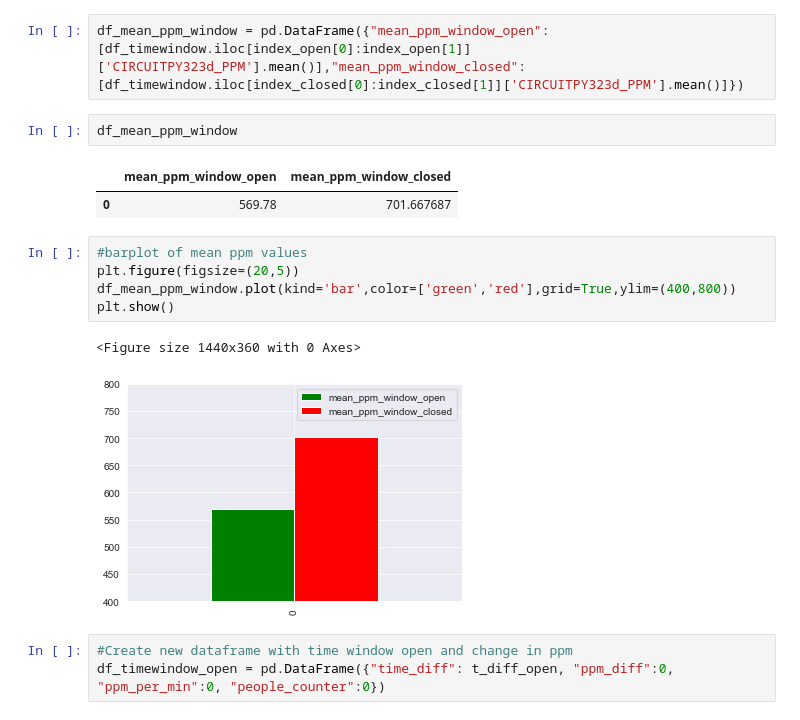
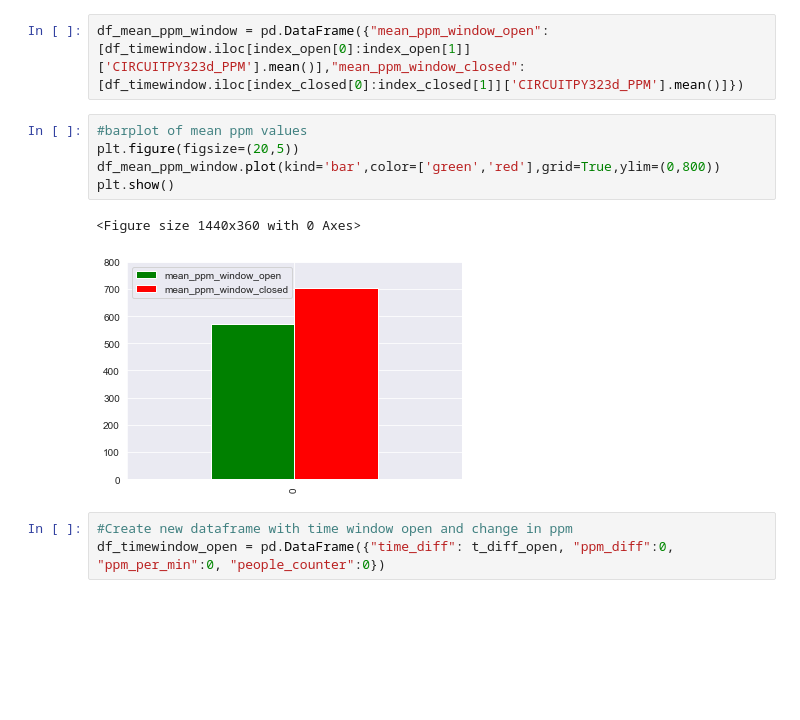
Before and after one commit to nicolarohner1337/smartclassroom, a Jupyter notebook: analyse/janis.ipynb, the cells around one changed output. Drawn from its saved outputs; the diff is of its cells as text; blank space fills up the shorter version.

Commit message:
neue visualisierungen

```diff
--- a/analyse/janis.ipynb
+++ b/analyse/janis.ipynb
@@ -327,18 +317,13 @@ print(np.mean(t_diff_closed))
 # %%
 df_mean_ppm_window = pd.DataFrame({"mean_ppm_window_open":[df_timewindow.iloc[index_open[0]:index_open[1]]['CIRCUITPY323d_PPM'].mean()],"mean_ppm_window_closed":[df_timewindow.iloc[index_closed[0]:index_closed[1]]['CIRCUITPY323d_PPM'].mean()]})
-# %%
-df_mean_ppm_window
-# %% [output]
-|  | mean_ppm_window_open | mean_ppm_window_closed |
-| 0 | 569.78 | 701.667687 |
 # %%
 #barplot of mean ppm values
 plt.figure(figsize=(20,5))
-df_mean_ppm_window.plot(kind='bar',color=['green','red'],grid=True,ylim=(400,800))
+df_mean_ppm_window.plot(kind='bar',color=['green','red'],grid=True,ylim=(0,800))
 plt.show()
 # %% [output]
 <Figure size 1440x360 with 0 Axes>
-[figure, old version]
+[figure, new version]
 # %%
 #Create new dataframe with time window open and change in ppm
 df_timewindow_open = pd.DataFrame({"time_diff": t_diff_open, "ppm_diff":0, "ppm_per_min":0, "people_counter":0})
```
Also changed, not shown: parts of 12 cells of this notebook.
